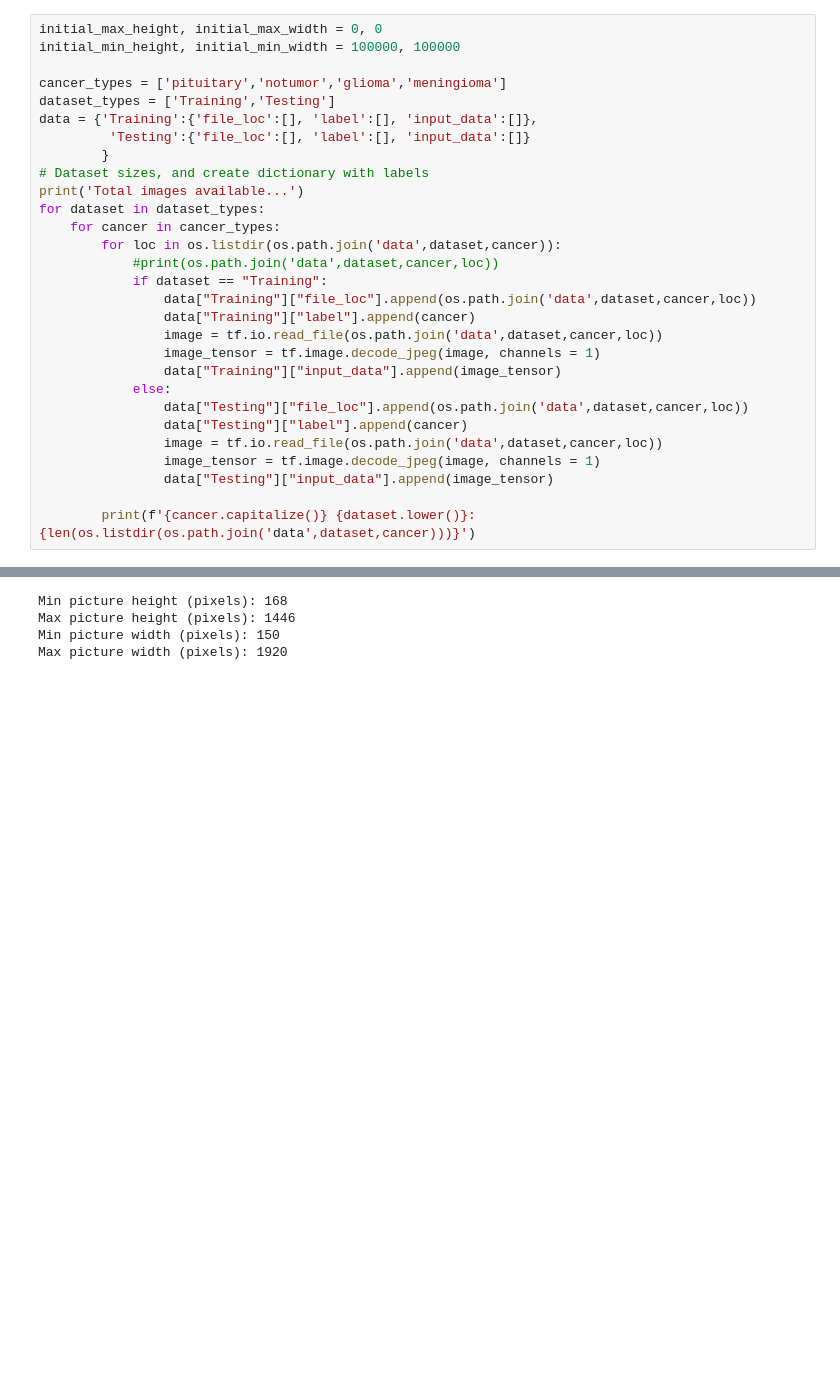
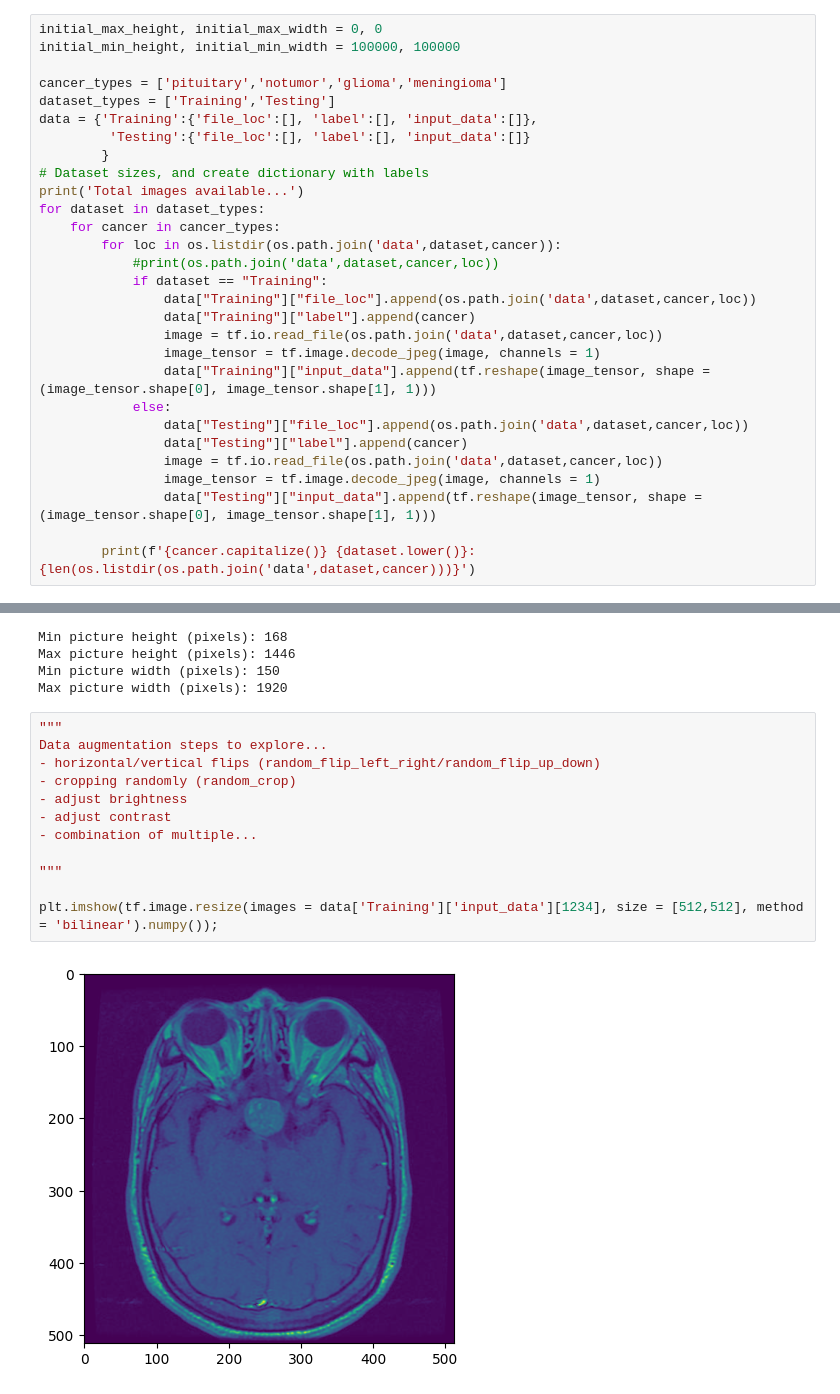
Before and after one commit to tjurjevich/tumor_detection, a Jupyter notebook: modelling.ipynb, the cells around one changed output, grey strips where cells are left out. Saved outputs shown, nothing was run; the diff lists cells and outputs as text; blank space fills up the shorter version.

```diff
--- a/modelling.ipynb
+++ b/modelling.ipynb
@@ -27,13 +25,13 @@ for dataset in dataset_types:
                 data["Training"]["label"].append(cancer)
                 image = tf.io.read_file(os.path.join('data',dataset,cancer,loc))
                 image_tensor = tf.image.decode_jpeg(image, channels = 1)
-                data["Training"]["input_data"].append(image_tensor)
+                data["Training"]["input_data"].append(tf.reshape(image_tensor, shape = (image_tensor.shape[0], image_tensor.shape[1], 1)))
             else:
                 data["Testing"]["file_loc"].append(os.path.join('data',dataset,cancer,loc))
                 data["Testing"]["label"].append(cancer)
                 image = tf.io.read_file(os.path.join('data',dataset,cancer,loc))
                 image_tensor = tf.image.decode_jpeg(image, channels = 1)
-                data["Testing"]["input_data"].append(image_tensor)
+                data["Testing"]["input_data"].append(tf.reshape(image_tensor, shape = (image_tensor.shape[0], image_tensor.shape[1], 1)))
 
         print(f'{cancer.capitalize()} {dataset.lower()}: {len(os.listdir(os.path.join('data',dataset,cancer)))}')
 # %% [output]
@@ -70,3 +75,17 @@ Min picture height (pixels): 168
 Max picture height (pixels): 1446
 Min picture width (pixels): 150
 Max picture width (pixels): 1920
+# %%
+"""
+Data augmentation steps to explore...
+- horizontal/vertical flips (random_flip_left_right/random_flip_up_down)
+- cropping randomly (random_crop)
+- adjust brightness
+- adjust contrast
+- combination of multiple...
+
+"""
+
+plt.imshow(tf.image.resize(images = data['Training']['input_data'][1234], size = [512,512], method = 'bilinear').numpy());
+# %% [output]
+[figure, added]
```
Also changed, not shown: parts of 2 cells of this notebook.
